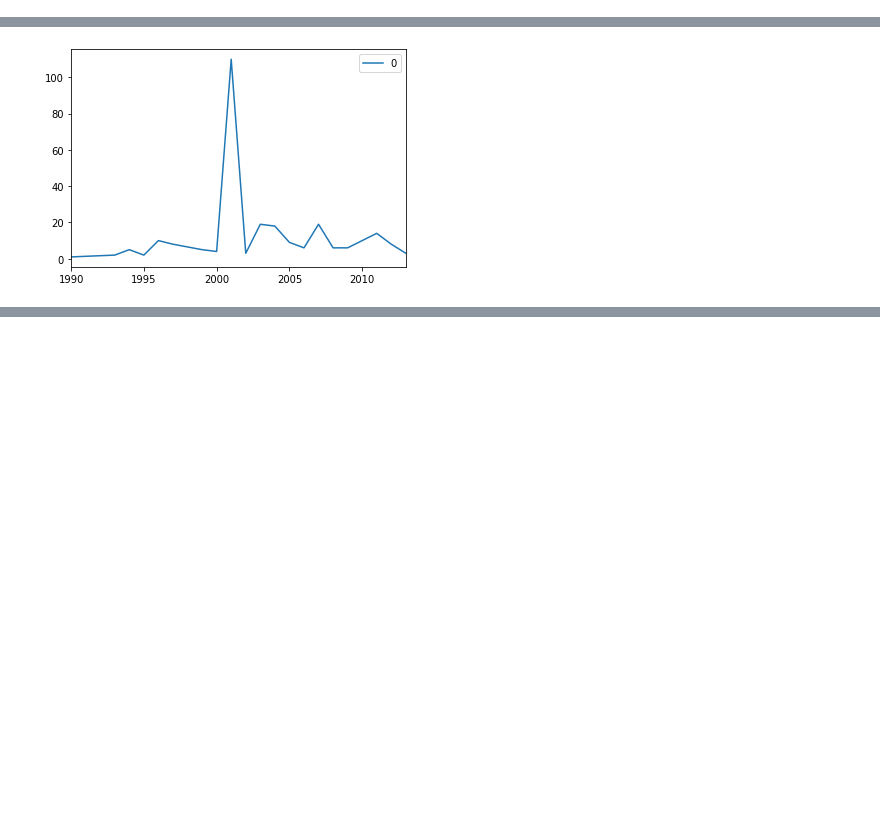
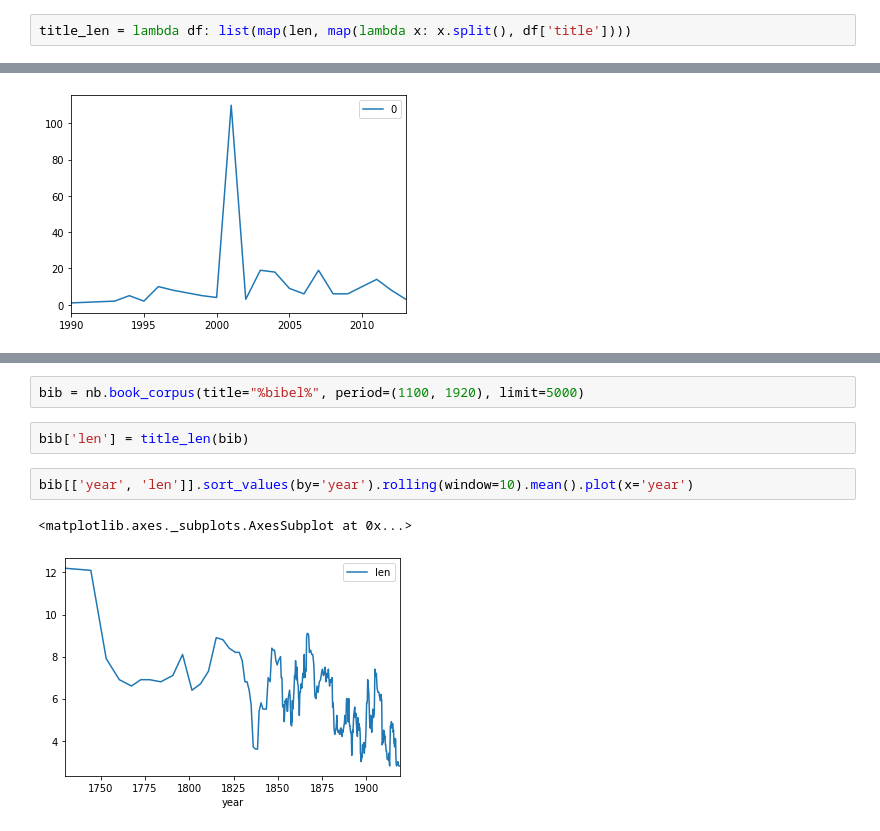
Before and after one commit to Yoonsen/LitCit, a Jupyter notebook: paratext and titles.ipynb, the cells around one changed output, grey strips where cells are left out. Drawn from its saved outputs; the diff is of its cells as text; blank space fills up the shorter version.

```diff
--- a/paratext and titles.ipynb
+++ b/paratext and titles.ipynb
@@ -3,3 +8,5 @@ import dhlab.nbtext as nb
+# %%
+title_len = lambda df: list(map(len, map(lambda x: x.split(), df['title'])))
 # %%
 nb.word_form('vel')
 # %% [output]
@@ -29,0 +193,9 @@ urns = nb.book_urn(words=['paratekst', 'Paratekst'], period=(2000, 2002), limit=
+# %%
+bib = nb.book_corpus(title="%bibel%", period=(1100, 1920), limit=5000)
+# %%
+bib['len'] = title_len(bib)
+# %%
+bib[['year', 'len']].sort_values(by='year').rolling(window=10).mean().plot(x='year')
+# %% [output]
+<matplotlib.axes._subplots.AxesSubplot at 0x...>
+[figure, added]
```
Also changed, not shown: parts of 21 cells of this notebook, 2 other files.
